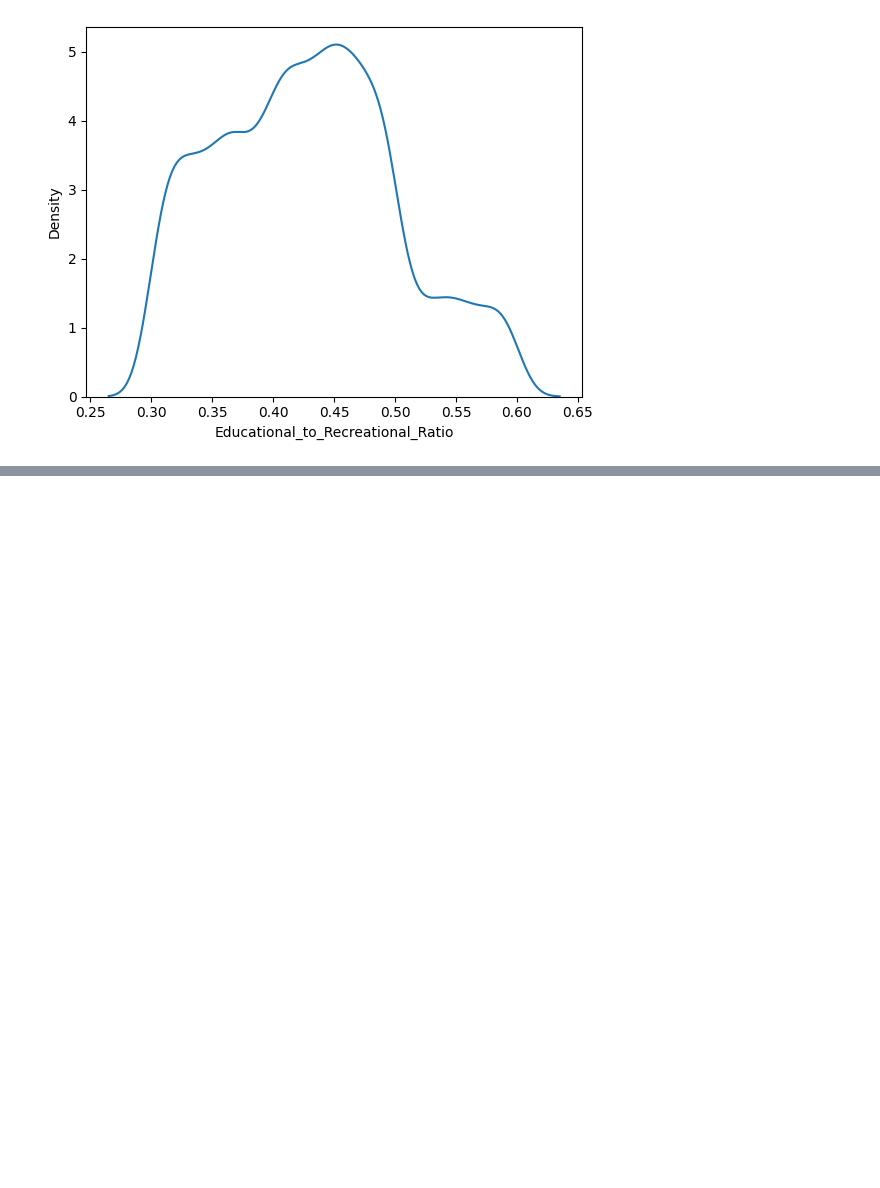
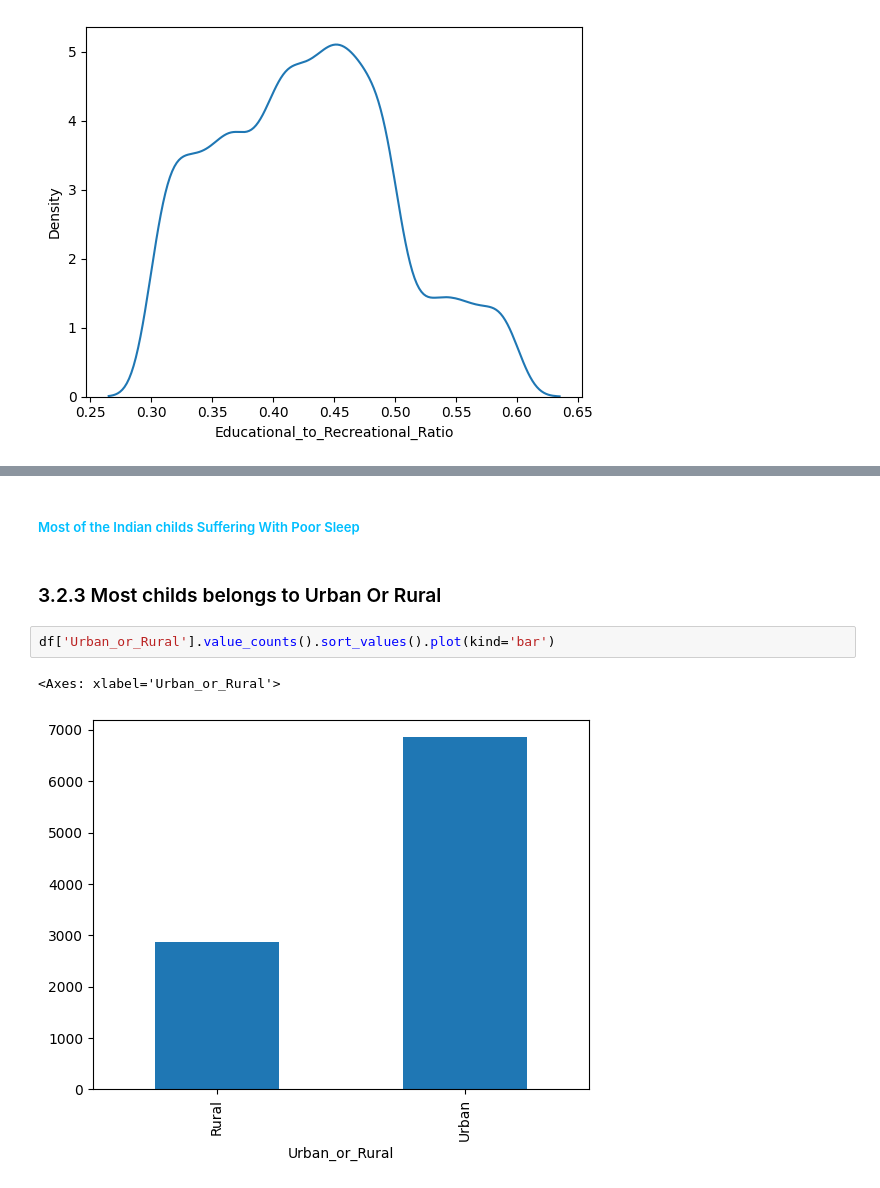
Before and after one commit to gurusharansaini/Machine-Learning, a Jupyter notebook: ML CONSEPTS/EDA/EXERCISE 6/Untitled.ipynb, the cells around one changed output, grey strips where cells are left out. Cells and saved outputs as stored; diff of their text form; blank space fills up the shorter version.

```diff
--- a/ML CONSEPTS/EDA/EXERCISE 6/Untitled.ipynb
+++ b/ML CONSEPTS/EDA/EXERCISE 6/Untitled.ipynb
@@ -265,0 +198,9 @@ sns.heatmap(pd.crosstab(df['Gender'],df['Exceeded_Recommended_Limit']))
+# %% [markdown]
+##### <span style='color:deepskyblue'>Most of the Indian childs Suffering With Poor Sleep</span>
+# %% [markdown]
+### 3.2.3 Most childs belongs to Urban Or Rural <span id='3.2.3'></span>
+# %%
+df['Urban_or_Rural'].value_counts().sort_values().plot(kind='bar')
+# %% [output]
+<Axes: xlabel='Urban_or_Rural'>
+[figure, added]
```
Also changed, not shown: parts of 62 cells of this notebook, 7 other files.
